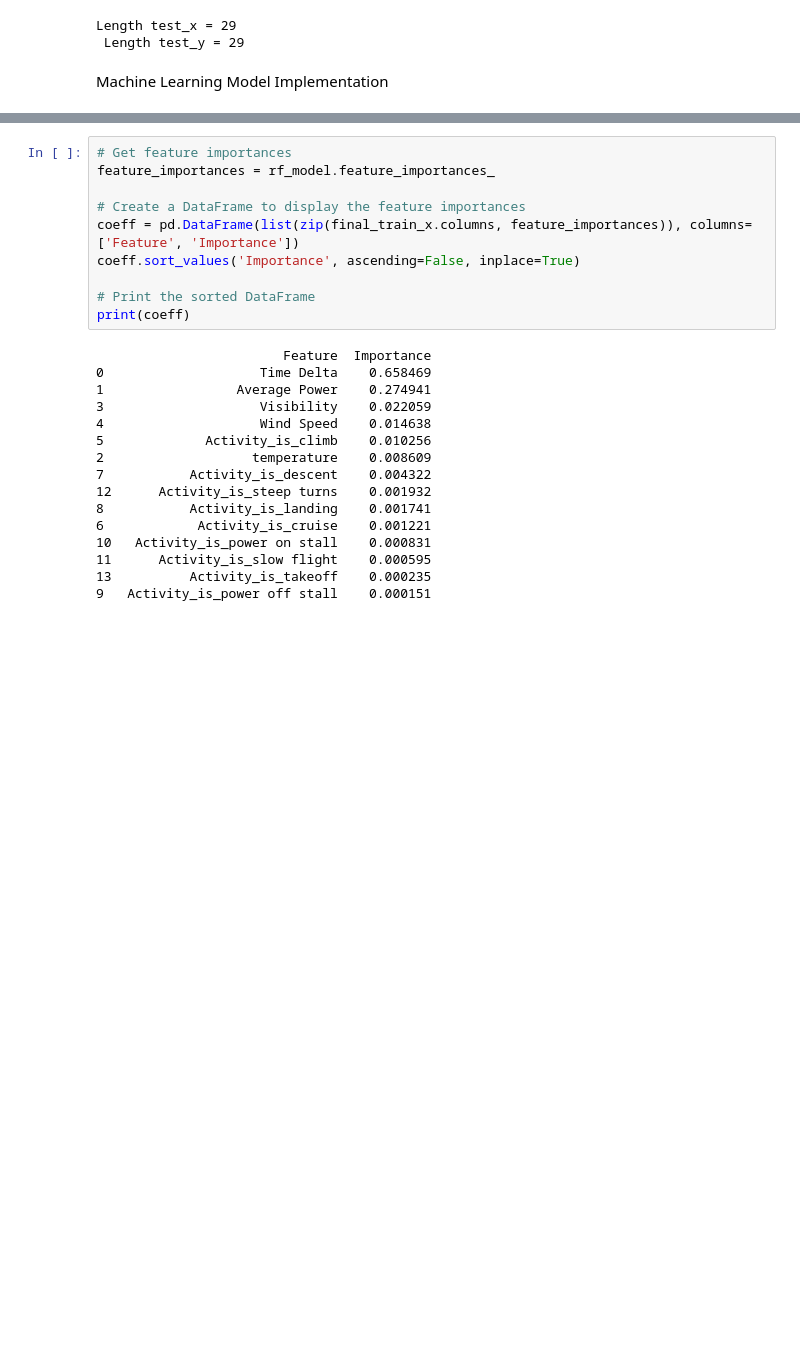
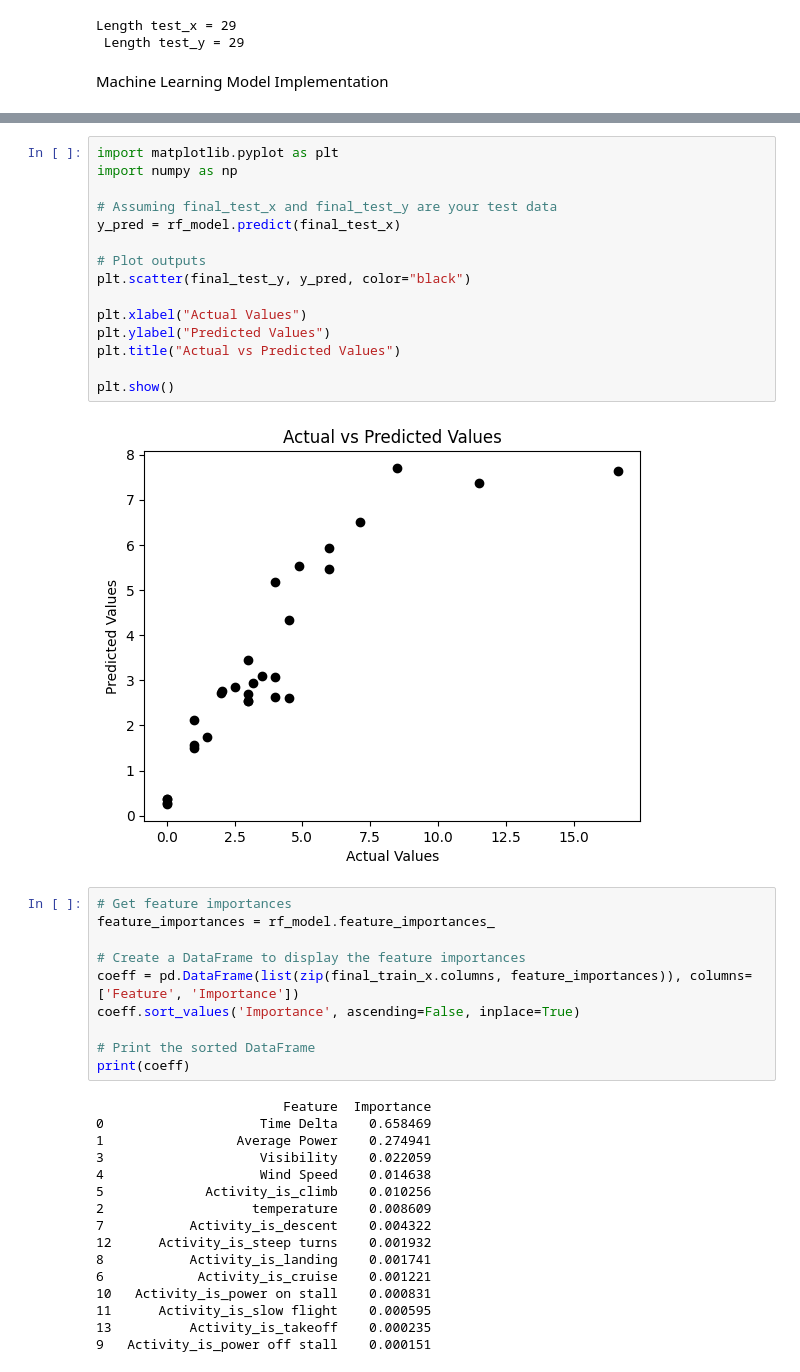
Before and after one commit to twarep/electrifly, a Jupyter notebook: Prescription_random_forest_model.ipynb, the cells around one changed output, grey strips where cells are left out. Cells and saved outputs as stored; diff of their text form; blank space fills up the shorter version.

```diff
--- a/Prescription_random_forest_model.ipynb
+++ b/Prescription_random_forest_model.ipynb
@@ -196,3 +229,20 @@ R-squared: 0.6963966145833332
+# %%
+import matplotlib.pyplot as plt
+import numpy as np
+
+# Assuming final_test_x and final_test_y are your test data
+y_pred = rf_model.predict(final_test_x)
+
+# Plot outputs
+plt.scatter(final_test_y, y_pred, color="black")
+
+plt.xlabel("Actual Values")
+plt.ylabel("Predicted Values")
+plt.title("Actual vs Predicted Values")
+
+plt.show()
+# %% [output]
+[figure, added]
 # %%
 # Get feature importances
 feature_importances = rf_model.feature_importances_
```
Also changed, not shown: parts of 4 cells of this notebook, 5 other files.
